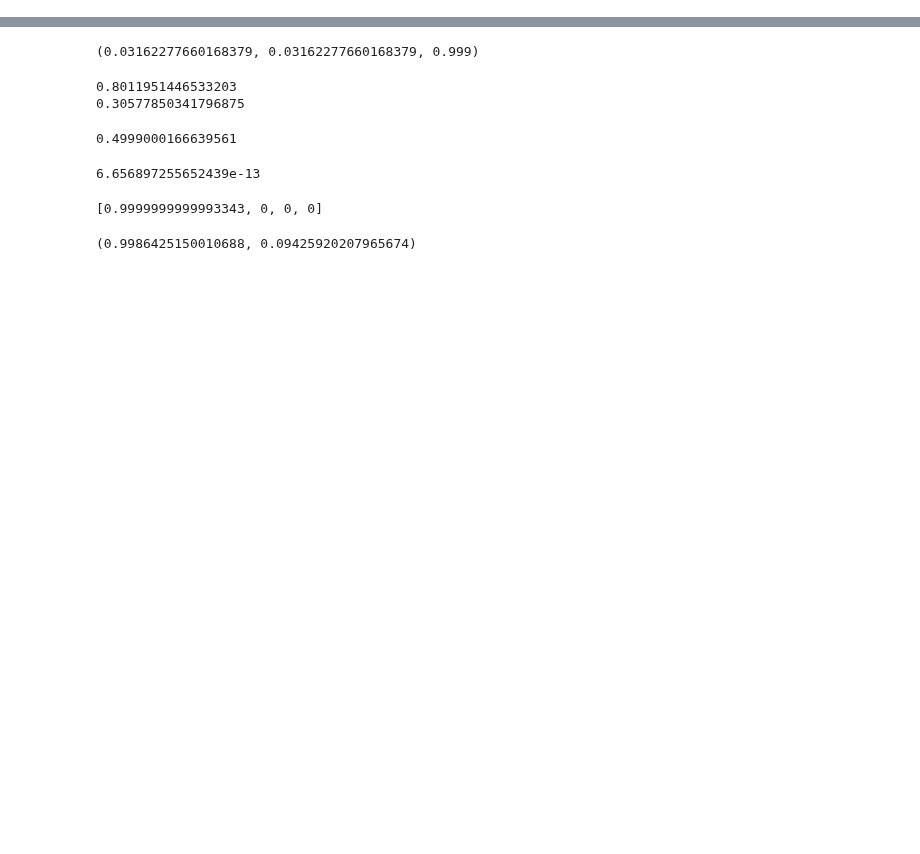
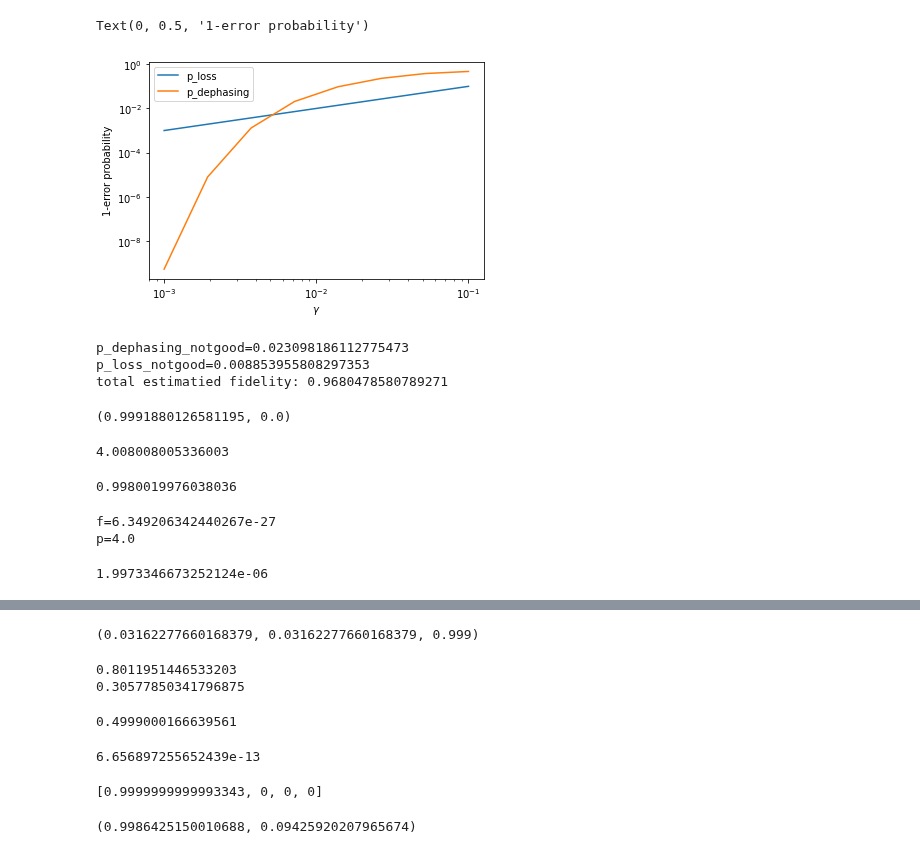
Before and after one commit to RosenblumLab/BosonicEntanglementDistillation, a Jupyter notebook: playground2.ipynb, the cells around one changed output, grey strips where cells are left out. Drawn from its saved outputs; the diff is of its cells as text; code cells hidden in the pictures; blank space fills up the shorter version.

```diff
--- a/playground2.ipynb
+++ b/playground2.ipynb
@@ -91,0 +113,60 @@ simulation4.enQudit.p(1e-2,1e-2,0,1,0,0)
+# %%
+plt.loglog(gamma_list, [simulation4.enQudit.quditA.p_loss(gamma, 1) for gamma in gamma_list])
+plt.loglog(gamma_list, [simulation4.enQudit.quditA.p_dephasing(gamma, 1) for gamma in gamma_list])
+
+plt.legend(["p_loss","p_dephasing"])
+plt.xlabel(f"$\gamma$")
+plt.ylabel(f"1-error probability")
+# %% [output]
+Text(0, 0.5, '1-error probability')
+[figure, added]
+# %%
+gamma_loss = 1e-2
+gamma_dephasing = 1e-2
+
+p_dephasing_notgood = simulation4.enQudit.p(gamma_loss,gamma_dephasing,0,1,0,0)/simulation4.probability_sum(gamma_loss,gamma_dephasing)/4 * 4
+# multiply by m_i/m_f = 8 to get the real probabilities
+p_loss_notgood = simulation4.enQudit.p(gamma_loss,gamma_dephasing,0,0,1,0)/simulation4.probability_sum(gamma_loss,gamma_dephasing)/2 * 2
+# multiply by m_i/m_f = 8 to get the real probabilities
+
+print(f"{p_dephasing_notgood=}")
+print(f"{p_loss_notgood=}")
+print(f"total estimatied fidelity: {1- (p_loss_notgood + p_dephasing_notgood)}")
+
+simulation4.average_fidelity(gamma_loss,gamma_dephasing)
+# %% [output]
+p_dephasing_notgood=0.023098186112775473
+p_loss_notgood=0.008853955808297353
+total estimatied fidelity: 0.9680478580789271
+(0.9991880126581195, 0.0)
+# %%
+simulation4.probability_sum(1e-3,1e-3)
+# %% [output]
+4.008008005336003
+# %%
+simulation4.enQudit.p(1e-3,1e-3,0,0,0,0)/simulation4.probability_sum(1e-3,1e-3)
+# multiply by m_i/m_f = 8 to get the real probabilities
+# %% [output]
+0.9980019976038036
+# %%
+gamma_loss = 1e-3
+gamma_dephasing = 1e-3
+A_1,B_1,A_2,B_2 = 0,0,1,7
+m_i = 16
+m_c = 16
+
+f = simulation4.enQudit.fidelity_specific(gamma_loss_A=gamma_loss, gamma_dephasing_A=gamma_dephasing, A_1=A_1,
+                                                 B_1=B_1, A_2=A_2,
+                                                 B_2=B_2, m_i=m_i, m_c=m_c)
+p = simulation4.enQudit.probability_specific(gamma_loss_A=gamma_loss, gamma_dephasing_A=gamma_dephasing, A_1=A_1,
+                                                 B_1=B_1, A_2=A_2,
+                                                 B_2=B_2, m_i=m_i, m_c=m_c)
+print(f"{f=}")
+print(f"{p=}")
+# %% [output]
+f=6.349206342440267e-27
+p=4.0
+# %%
+1-simulation4.average_fidelity(gamma_loss = gamma_loss, gamma_dephasing=gamma_dephasing)[0]
+# %% [output]
+1.9973346673252124e-06
```
Also changed, not shown: parts of 9 cells of this notebook.
